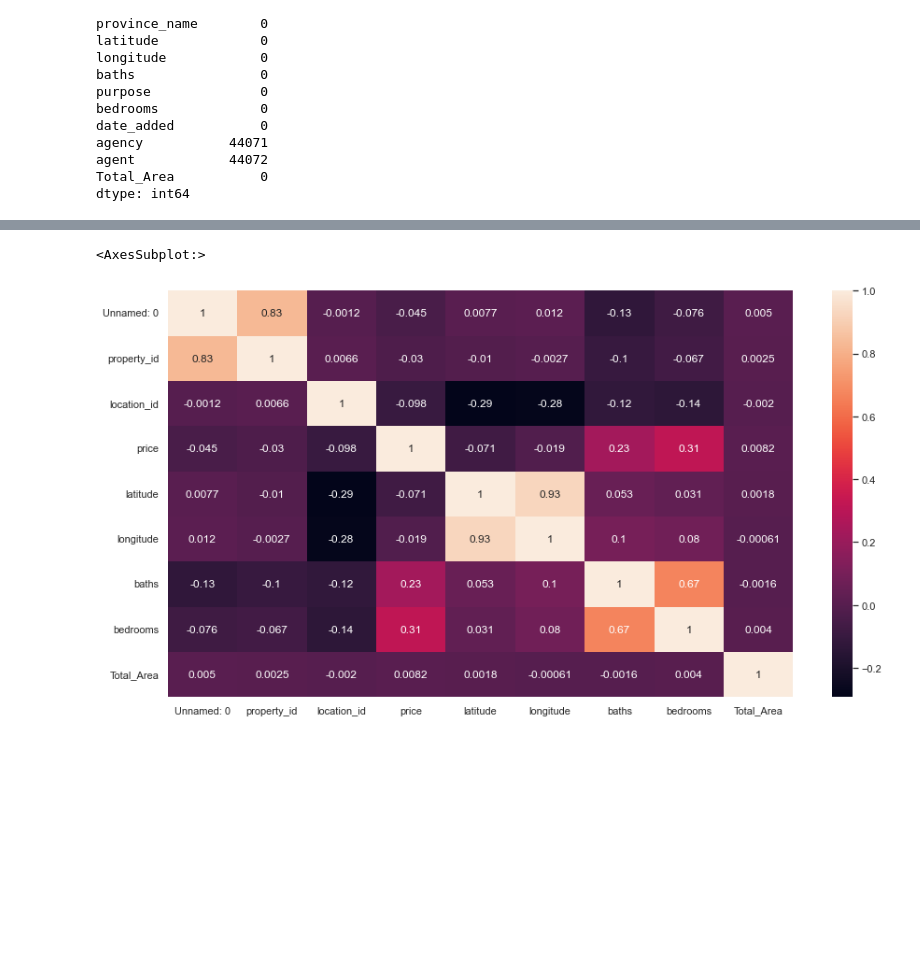
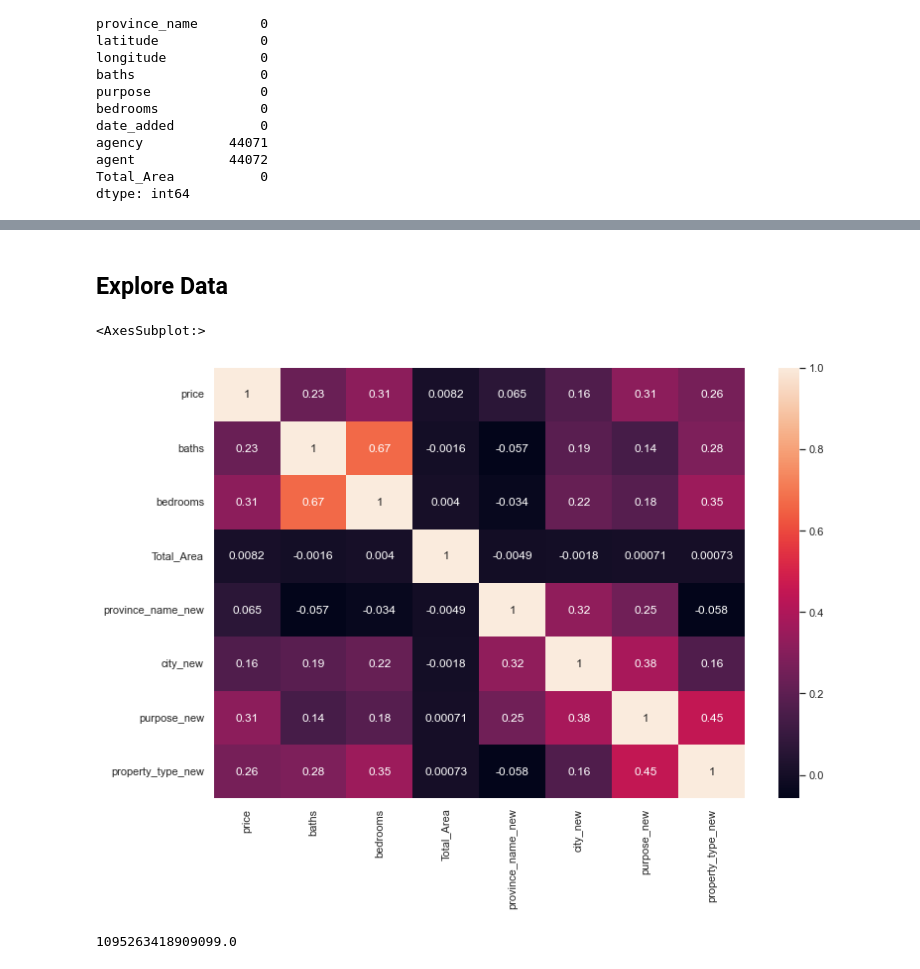
Before and after one commit to adikusuma14/House-Prediction-Pakistan, a Jupyter notebook: notebook.ipynb, the cells around one changed output, grey strips where cells are left out. Cells and saved outputs as stored; diff of their text form; code cells hidden in the pictures; blank space fills up the shorter version.

```diff
--- a/notebook.ipynb
+++ b/notebook.ipynb
@@ -65,0 +67,3 @@ Explore Data
+# %%
+data = data.drop(['Unnamed: 0', 'property_id', 'location','location_id','page_url', 'date_added', 'latitude', 'longitude', 'agency', 'agent'], axis=1)
+data.head()
@@ -65,0 +114,12 @@ Explore Data
+# %%
+ordinal_map = {'Faisalabad':1,
+               'Rawalpindi':2,
+               'Islamabad':3,
+               'Karachi':4,
+               'Lahore':5
+
+}
+
+data['city_new'] = data.city.map(ordinal_map)
+data=data.drop(['city'], axis=1)
+data.head()
@@ -65,0 +135,9 @@ Explore Data
+# %%
+ordinal_map = {'For Rent':1,
+               'For Sale':2,
+
+}
+
+data['purpose_new'] = data.purpose.map(ordinal_map)
+data=data.drop(['purpose'],axis=1)
+data.head()
@@ -65,0 +153,14 @@ Explore Data
+# %%
+ordinal_map = {'Room':1,
+               'Lower Portion':2,
+               'Upper Portion':3,
+               'Flat':4,
+               'Penthouse':5,
+               'House':6,
+               'Farm House':7
+
+}
+
+data['property_type_new'] = data.property_type.map(ordinal_map)
+data=data.drop(['property_type'],axis=1)
+data.head()
@@ -66,6 +174,8 @@ Explore Data
+# %% [markdown]
+<h2>Explore Data</h2>
 # %%
-sns.set(rc = {'figure.figsize':(15,8)})
+sns.set(rc = {'figure.figsize':(12,8)})
 sns.heatmap(data.corr(), annot=True, )
 # %% [output]
 <AxesSubplot:>
-[figure, old version]
+[figure, new version]
@@ -71,0 +190,4 @@ sns.heatmap(data.corr(), annot=True, )
+# %%
+mean_squared_error(y_test, y_pred)
+# %% [output]
+1095263418909099.0
```
Also changed, not shown: parts of 18 cells of this notebook.
